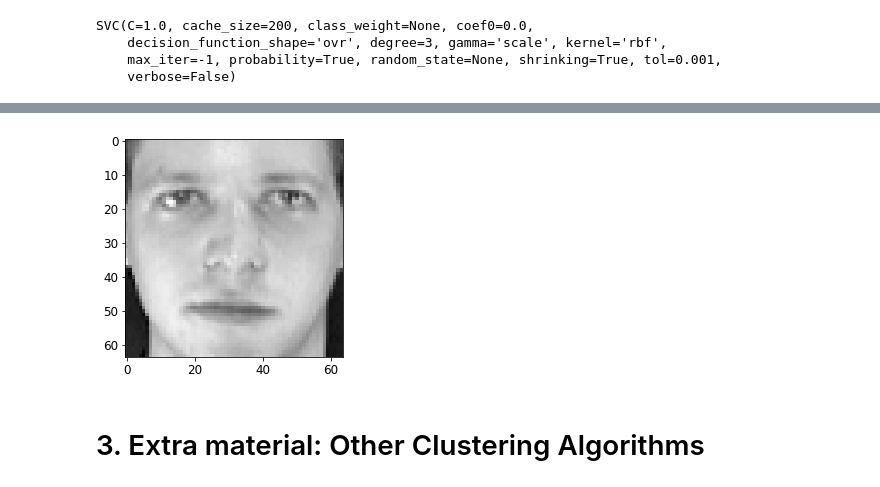
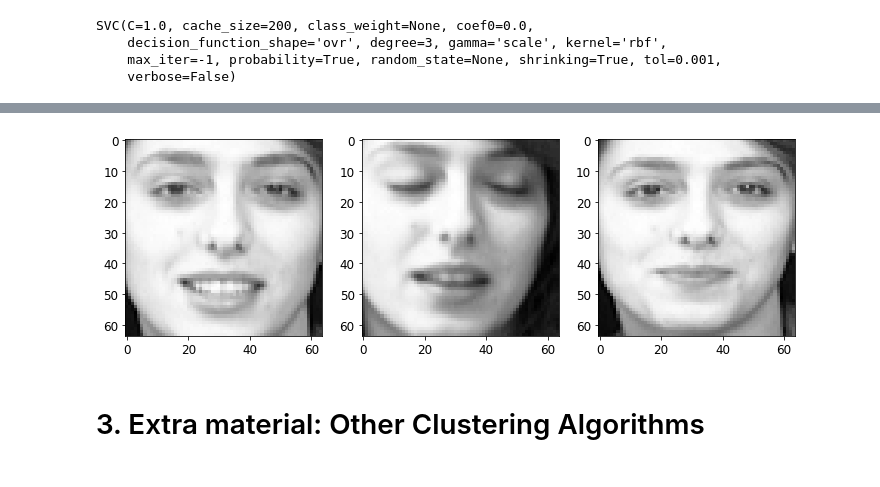
Before and after one commit to FlorianSong/Intro_data_analytics, a Jupyter notebook: Workshop3.ipynb, the cells around one changed output, grey strips where cells are left out. Saved outputs shown, nothing was run; the diff lists cells and outputs as text; code cells hidden in the pictures.

```diff
--- a/Workshop3.ipynb
+++ b/Workshop3.ipynb
@@ -1013,12 +1013,19 @@ plt.show()
 # %%
 olivetti = sklearn.datasets.fetch_olivetti_faces()
 data, images, target = olivetti["data"], olivetti["images"], olivetti["target"]
 # print(olivetti.DESCR)
 
-plt.imshow(images[0], cmap='gray')
+plt.figure(figsize=(12,4))
+plt.subplot(131)
+plt.imshow(images[75], cmap='gray')
+plt.subplot(132)
+plt.imshow(images[76], cmap='gray')
+plt.subplot(133)
+plt.imshow(images[77], cmap='gray')
+
 plt.show()
 # %% [output]
-[figure, old version]
+[figure, new version]
 # %%
 # 3, 2, 1, code!
 # %% [markdown]
```
Also changed, not shown: parts of 41 cells of this notebook, 1 other file.
